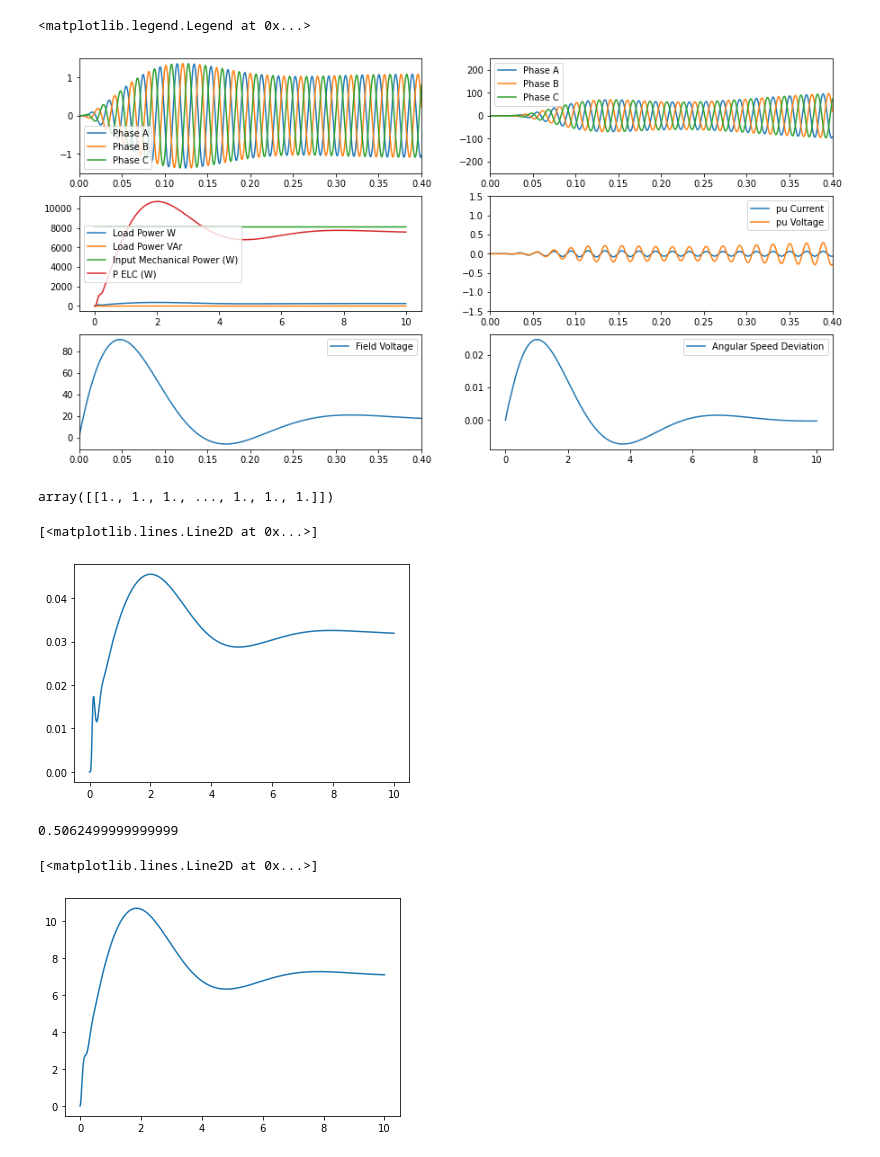
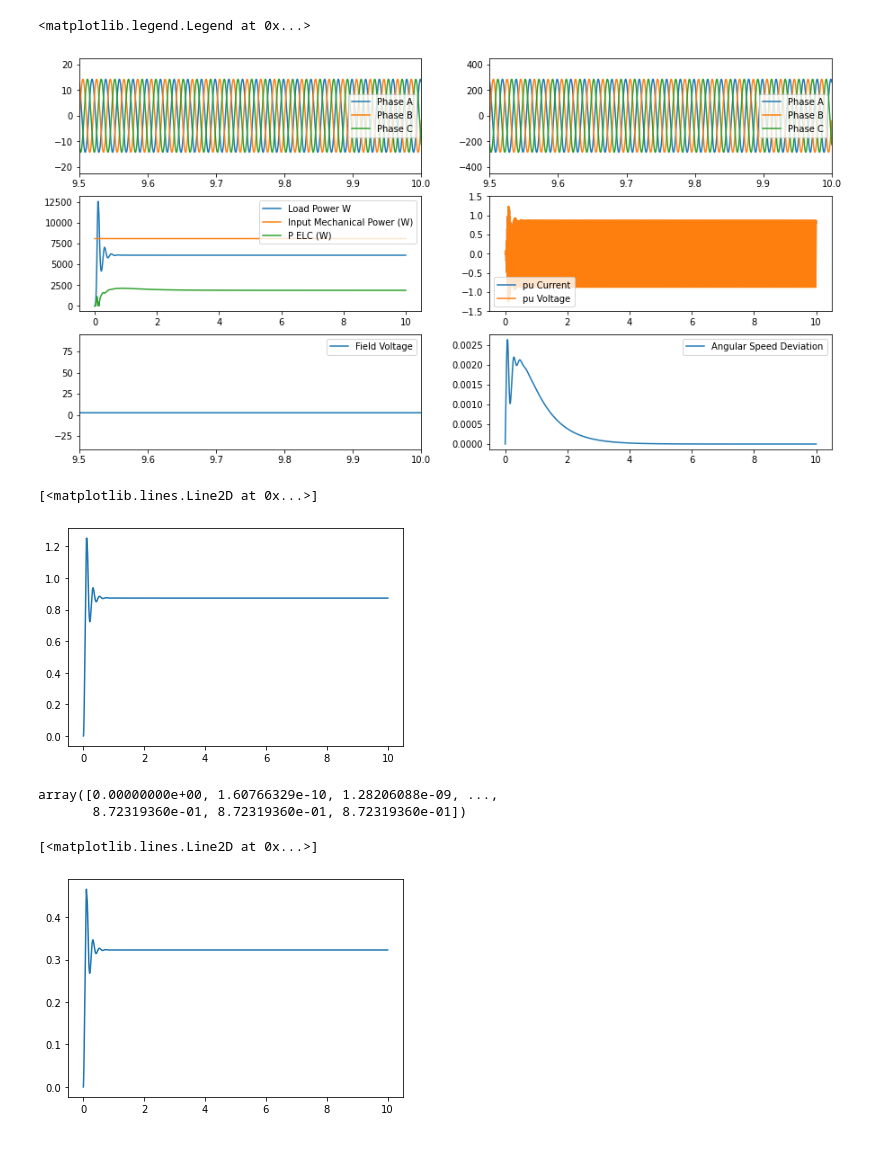
Before and after one commit to deependran7/Simulation-and-Modelling, a Jupyter notebook: Synchronous_Machine_With_ELC.ipynb, the cells around one changed output. Saved outputs shown, nothing was run; the diff lists cells and outputs as text; code cells hidden in the pictures.

```diff
--- a/Synchronous_Machine_With_ELC.ipynb
+++ b/Synchronous_Machine_With_ELC.ipynb
@@ -137,11 +137,11 @@ K_A = 200
 V_ref = 1.0
 
 #ELC system parameters
-K_pelc = 50
-K_ielc = 60
+K_pelc = 60
+K_ielc = 50
 K_delc = 5
 T_inv = 0.001
-R_ballast = 0.3
+R_ballast = 0.4
 T_m = 1
 
 #transmission line parameters
@@ -159,11 +159,9 @@ R_1 = R_s - R_m
 
 ##Rate load is 1 pu
 ## while using elc this value can be changed from 1.01 pu to 14 pu
-R_load = 14
+R_load = 1.01
 X_load = 0
 Load = complex(R_load,X_load)
-
-##ELC paramters
 # %%
 def system_of_equations(s, t):
   #state variables
@@ -199,7 +197,7 @@ def system_of_equations(s, t):
     #ELC Model
     duty_cycle=abs(K_pelc*d_omega + K_ielc*delta + K_delc*d_omega_dot)
 
-    I_elc_dot = (1/T_inv)*(-I_elc + (1.3*V_t/R_ballast)*duty_cycle)
+    I_elc_dot = (1/T_inv)*(-I_elc + (V_t/R_ballast)*duty_cycle)
 
 
     I_celc = complex(I_elc, 0)
@@ -252,7 +250,7 @@ P_elc = real(np.conj(I_elc)*V_ts)
 v_0 = np.zeros(len(t))
 i_0 = np.zeros(len(t))
 
-V_Load = I_ts*I_load
+V_Load = Load*I_load
 
 V_dL = np.real(V_Load)
 V_qL = np.imag(V_Load)
@@ -270,58 +268,55 @@ T_m = np.array([1]*len(t))
 Torque = T_m * Torque_base
 Mech_Power = Torque*omega_m_base
 # %%
-xlimit = [0,0.4]
+xlimit = [9.5,10]
 fig, axs = plt.subplots(3, 2,figsize=(15,8))
 axs[0, 0].plot(t,abci[0]*Base_i_peak,label ='Phase A')
 axs[0, 0].plot(t,abci[1]*Base_i_peak, label = "Phase B")
 axs[0, 0].plot(t,abci[2]*Base_i_peak, label = "Phase C")
 axs[0, 0].set_xlim(xlimit)
 axs[0, 0].legend()
 
 axs[0, 1].plot(t,abcv[0]*Base_kv_peak*1000,label ='Phase A')
 axs[0, 1].plot(t,abcv[1]*Base_kv_peak*1000, label = "Phase B")
 axs[0, 1].plot(t,abcv[2]*Base_kv_peak*1000, label = "Phase C")
 axs[0, 1].set_xlim(xlimit)
 axs[0, 1].legend()
 
 axs[1,0].plot(t,apower*Base_kva*1000, label= "Load Power W")
-axs[1,0].plot(t,qpower*Base_kva*1000, label= "Load Power VAr")
+#axs[1,0].plot(t,qpower*Base_kva*1000, label= "Load Power VAr")
 axs[1,0].plot(t,Mech_Power, label = "Input Mechanical Power (W)")
 axs[1,0].plot(t,P_elc*Base_kva*1000, label = "P ELC (W)")
 
 axs[1,0].legend()
 
 axs[1,1].plot(t,abci[0], label = "pu Current")
 axs[1,1].plot(t,abcv[0], label = "pu Voltage")
 axs[1,1].legend()
-axs[1,1].set_xlim(xlimit)
+#axs[1,1].set_xlim(xlimit)
 axs[1,1].set_ylim([-1.5,1.5])
 
 axs[2,0].plot(t,E_fd, label = "Field Voltage")
 axs[2,0].legend()
 axs[2,0].set_xlim(xlimit)
 
 
 axs[2,1].plot(t,d_omega, label = "Angular Speed Deviation")
 axs[2,1].legend()
 # %% [output]
 <matplotlib.legend.Legend at 0x...>
-[figure, old version]
+[figure, new version]
-# %%
-np.ones((1,len(t)))
-# %% [output]
-array([[1., 1., 1., ..., 1., 1., 1.]])
 # %%
-plt.plot(t,apower)
+plt.plot(t,abs(V_Load))
 # %% [output]
 [<matplotlib.lines.Line2D at 0x...>]
-[figure, old version]
+[figure, new version]
-# %%
-10/Z_sbase
-# %% [output]
-0.5062499999999999
+# %%
+abs(V_Load)
+# %% [output]
+array([0.00000000e+00, 1.60766329e-10, 1.28206088e-09, ...,
+       8.72319360e-01, 8.72319360e-01, 8.72319360e-01])
 # %%
-plt.plot(t,I_elc)
+plt.plot(t,abs(V_ts)*Base_kv_peak)
 # %% [output]
 [<matplotlib.lines.Line2D at 0x...>]
-[figure, old version]
+[figure, new version]
```
Also changed, not shown: parts of 1 cell of this notebook.
